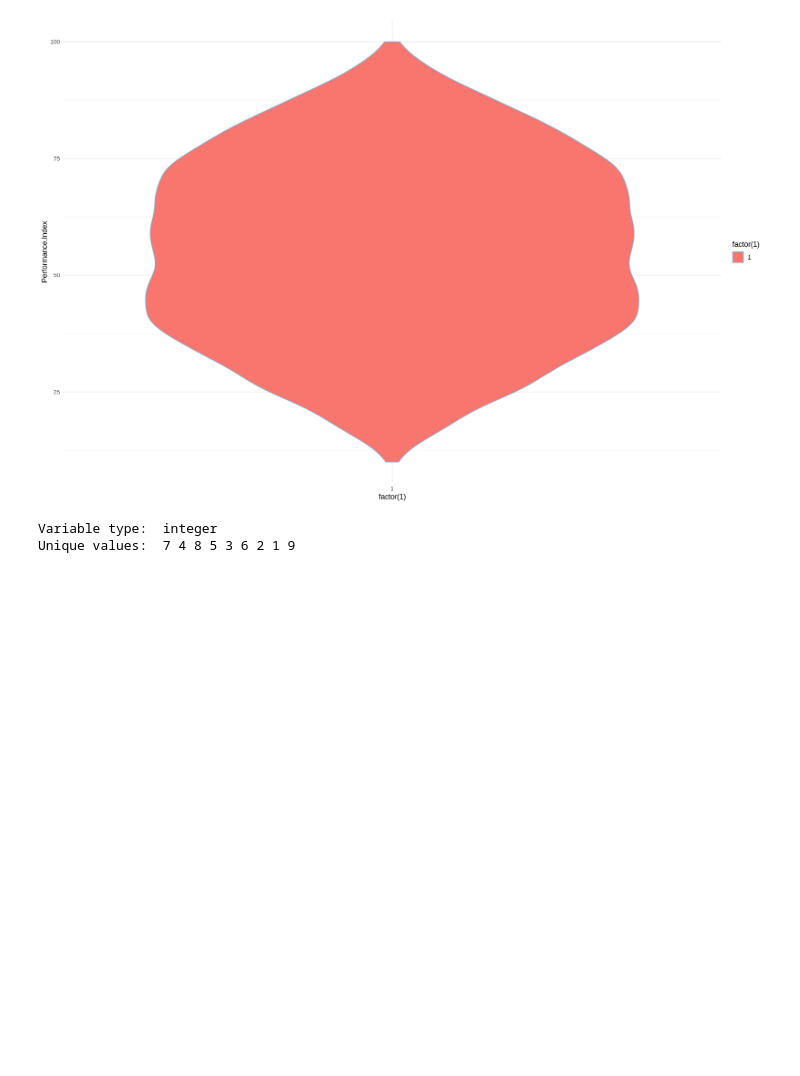
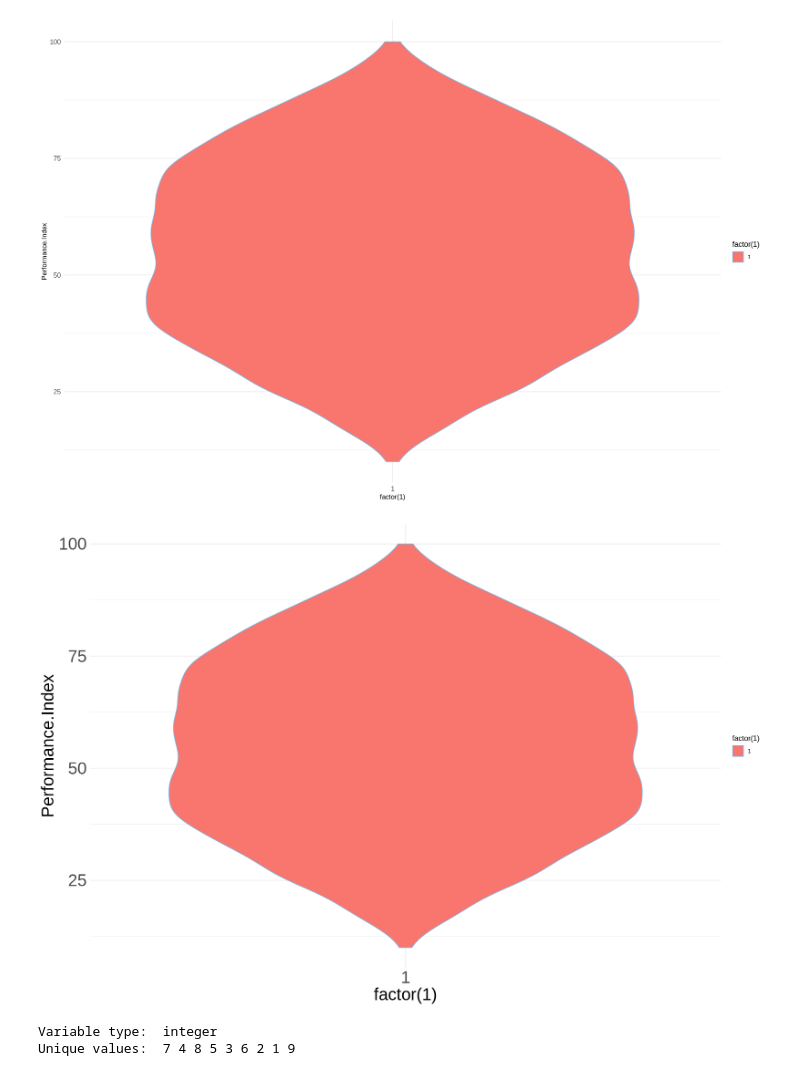
Before and after one commit to PabloNatB/Student-Perfomance-Regression, a Jupyter notebook: Student_Regresion.ipynb, the cells around one changed output. Cells and saved outputs as stored; diff of their text form; code cells hidden in the pictures; blank space fills up the shorter version.

```diff
--- a/Student_Regresion.ipynb
+++ b/Student_Regresion.ipynb
@@ -129,6 +146,18 @@ cat("Minimum Performance Index:", min(df$Performance.Index), "\n")
 # %% [output]
 Minimum Performance Index: 10
 [figure]
+# %%
+violinplot <- ggplot(df, aes(x = factor(1), y = Performance.Index, fill = factor(1))) +
+  geom_violin(color = '#7cb9e8') +
+  theme_minimal() +
+  theme(axis.text = element_text(size = 25),    # Tamaño del texto en los ejes
+        axis.title = element_text(size = 25),   # Tamaño del texto de las etiquetas de los ejes
+        plot.title = element_text(size = 30))   # Tamaño del texto del título
+
+# Imprime el gráfico
+print(violinplot)
+# %% [output]
+[figure, added]
 # %%
 # Explore the 'Hours Studied' variable
 X_hours_studied <- df$`Hours.Studied`
```
Also changed, not shown: parts of 25 cells of this notebook.
